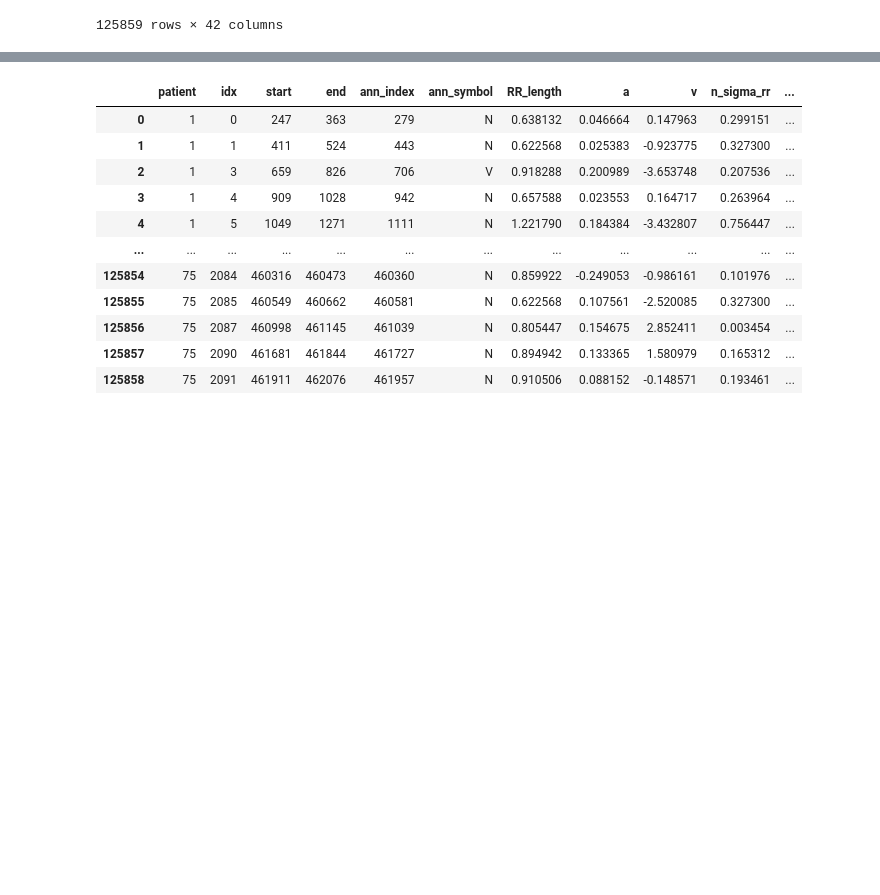
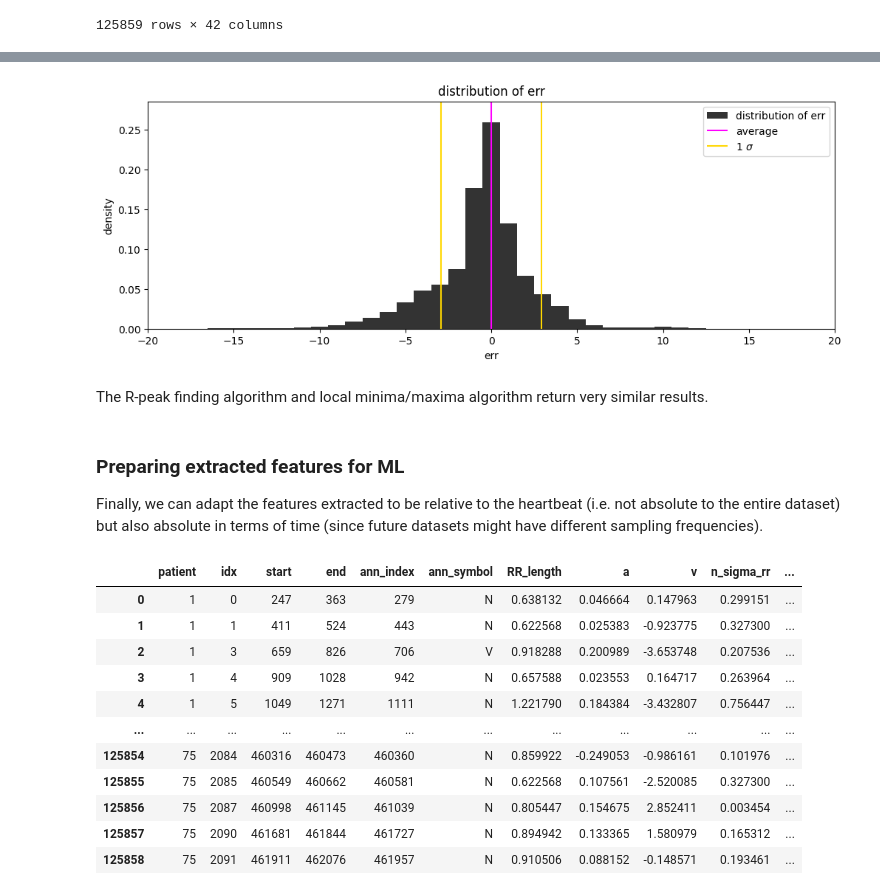
Before and after one commit to ericabrisigotti/ECG_heartbeat_classification_with_ML_LCP-B, a Jupyter notebook: ECG_Physionet.ipynb, the cells around one changed output, grey strips where cells are left out. Cells and saved outputs as stored; diff of their text form; code cells hidden in the pictures; blank space fills up the shorter version.

```diff
--- a/ECG_Physionet.ipynb
+++ b/ECG_Physionet.ipynb
@@ -1836,3 +1843,12 @@ Finally, we can adapt the features extracted to be relative to the heartbeat (i.
+# %%
+distribution(np.array(hb['err']), -20, 20,title='err')
+# %% [output]
+[figure, added]
+# %% [markdown]
+The R-peak finding algorithm and local minima/maxima algorithm return very similar results.
+# %% [markdown]
+### Preparing extracted features for ML
+Finally, we can adapt the features extracted to be relative to the heartbeat (i.e. not absolute to the entire dataset) but also absolute in terms of time (since future datasets might have different sampling frequencies).
 # %%
 # List of column needed substraction and calculation change to temporal domain
 first_change = ['QRS_start', 'QRS_end', 'x_R_peak','P_start', 'P_end', 'x_P_peak', 'T_start', 'T_end', 'x_T_peak']
```
Also changed, not shown: parts of 67 cells of this notebook.
